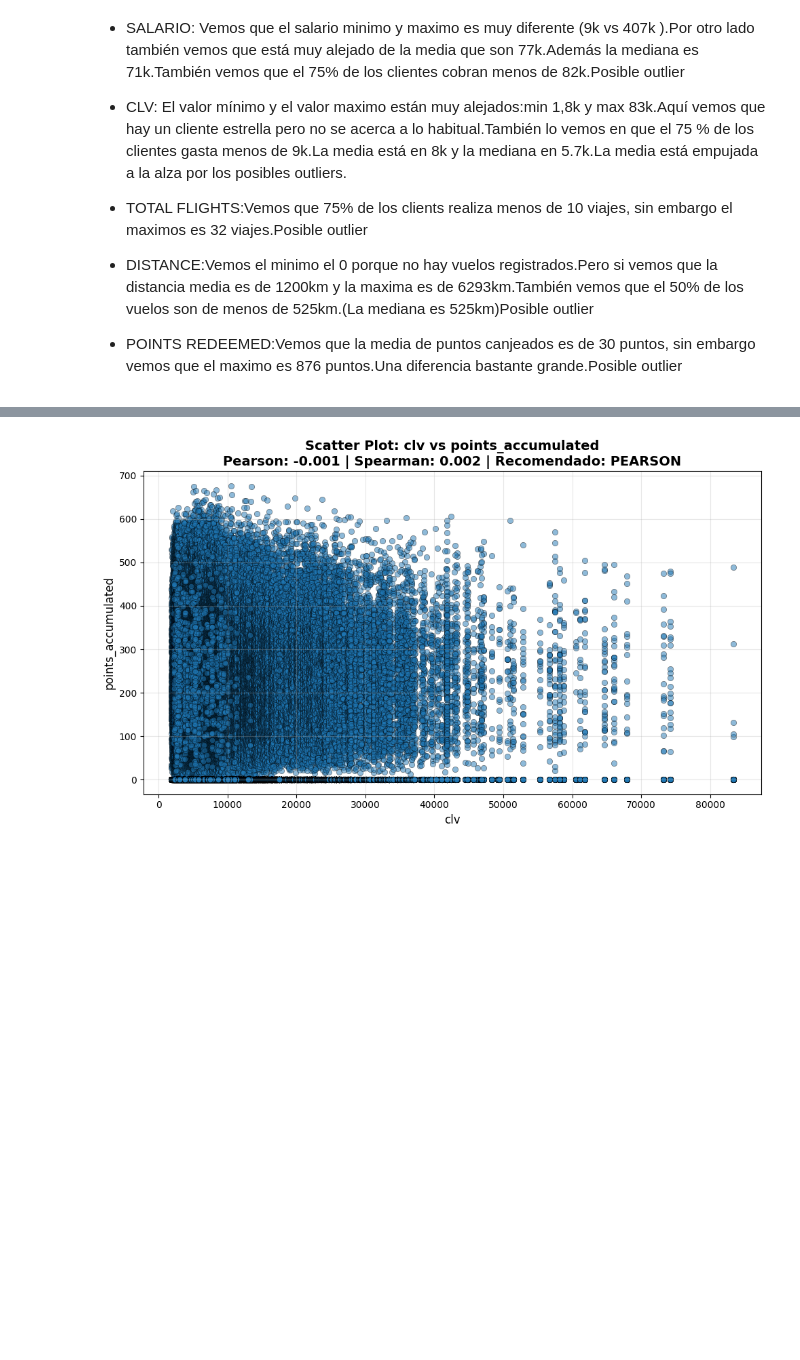
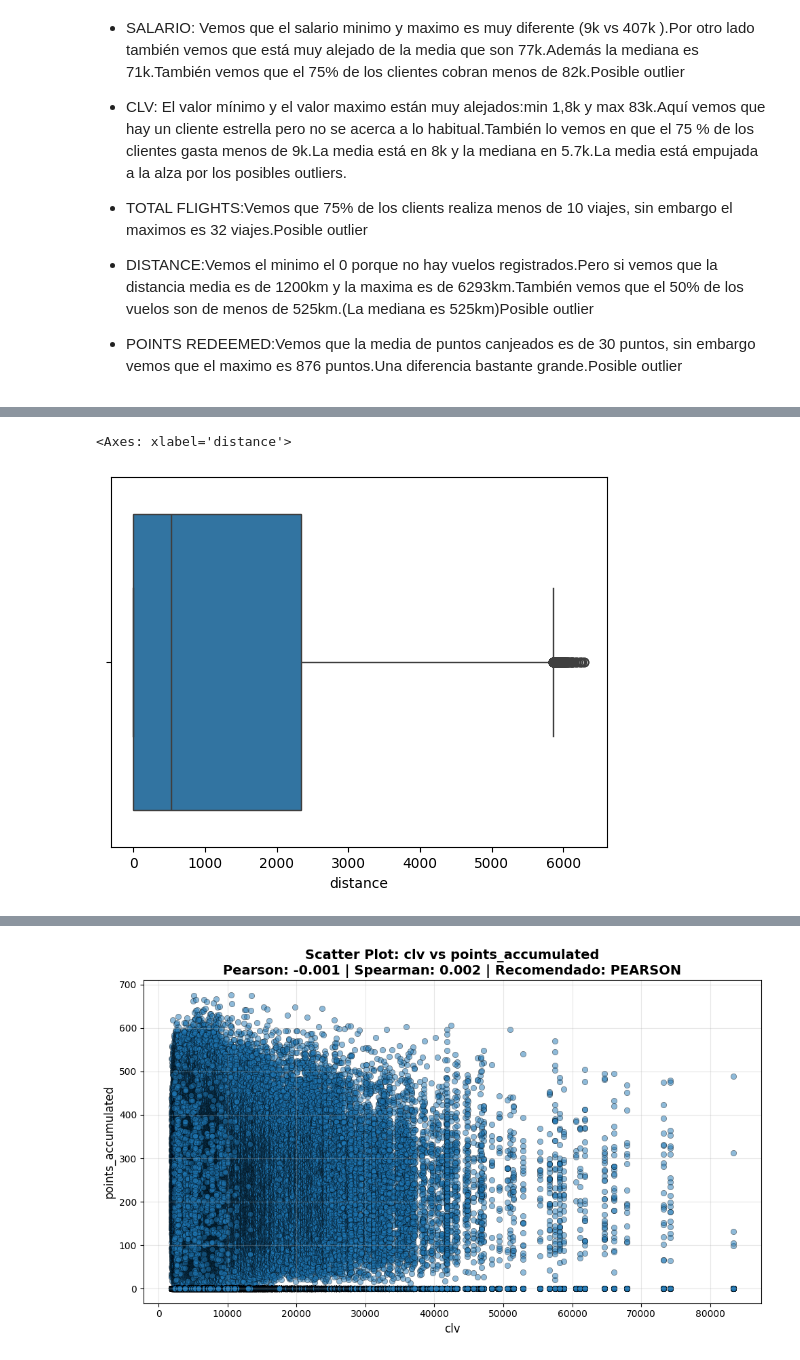
Before and after one commit to Adalab/bda-modulo-3-evaluacion-final-jesgonza2026, a Jupyter notebook: fase_2_evaluacion_final_jesica.ipynb, the cells around one changed output, grey strips where cells are left out. Cells and saved outputs as stored; diff of their text form; code cells hidden in the pictures; blank space fills up the shorter version.

```diff
--- a/fase_2_evaluacion_final_jesica.ipynb
+++ b/fase_2_evaluacion_final_jesica.ipynb
@@ -54,0 +86,5 @@ Analizamos las variables más relvantes:
+# %%
+sns.boxplot(data=df_final, x="distance")
+# %% [output]
+<Axes: xlabel='distance'>
+[figure, added]
```
Also changed, not shown: parts of 11 cells of this notebook.
